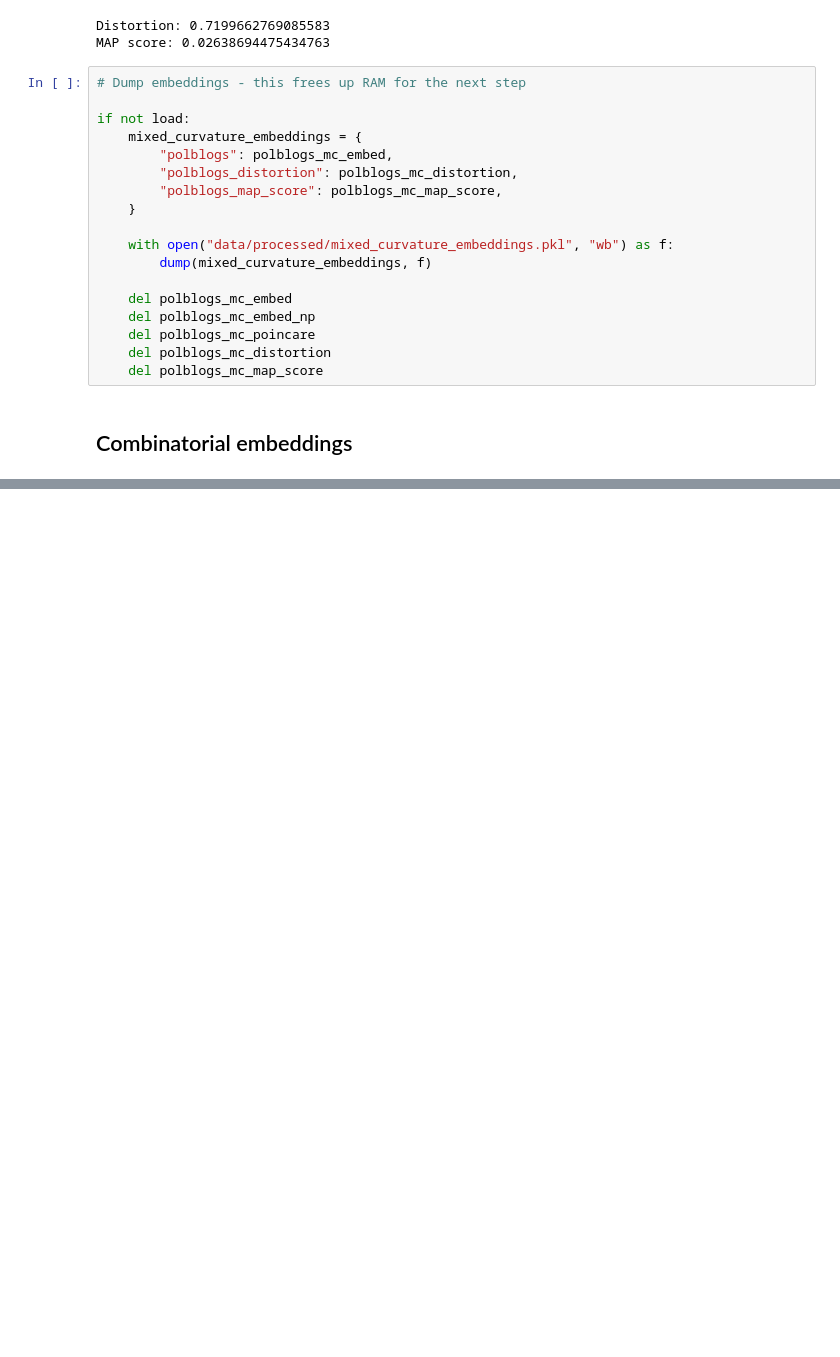
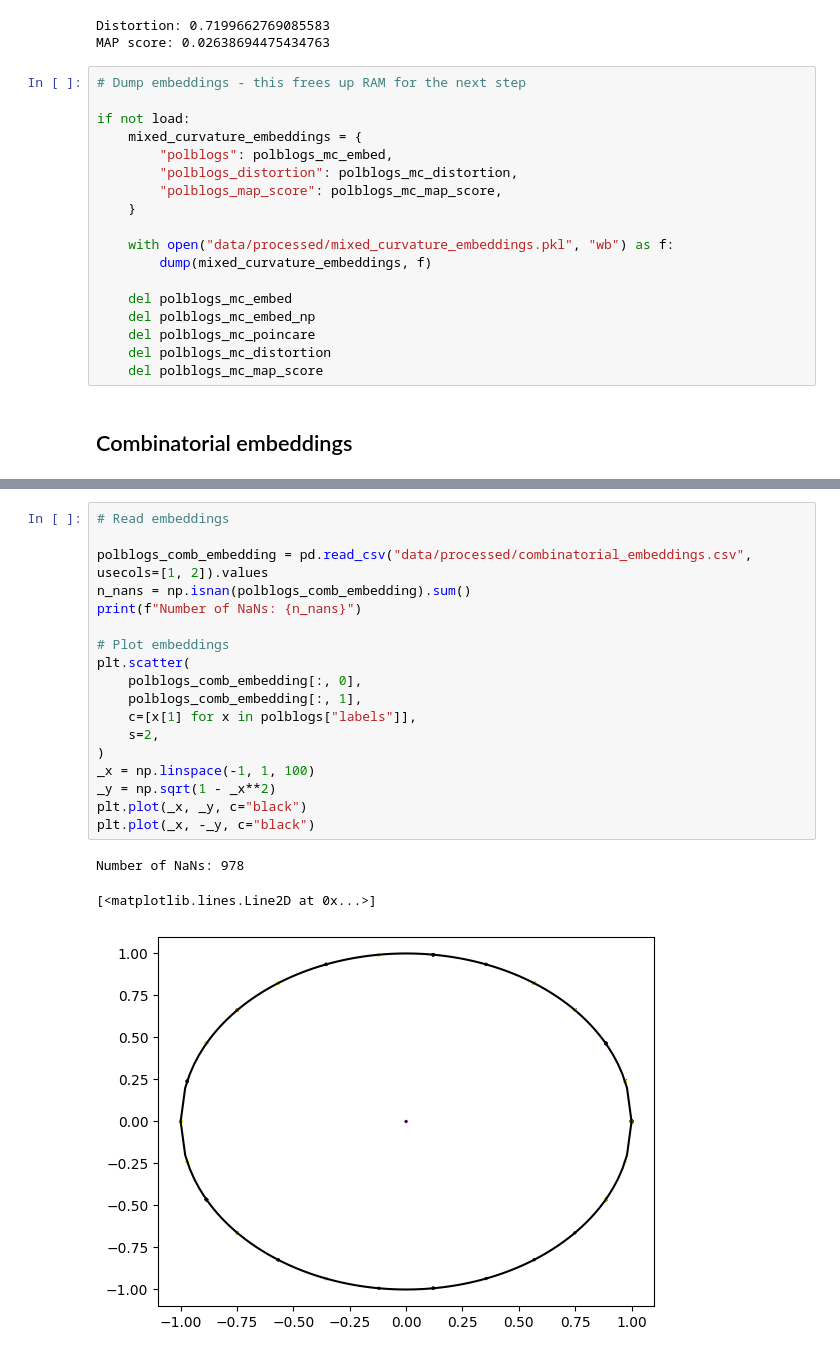
Before and after one commit to pchlenski/hyperdt, a Jupyter notebook: 17_graphs_2.ipynb, the cells around one changed output, grey strips where cells are left out. Saved outputs shown, nothing was run; the diff lists cells and outputs as text; blank space fills up the shorter version.

Commit message:
Graph dt benchmarks

```diff
--- a/17_graphs_2.ipynb
+++ b/17_graphs_2.ipynb
@@ -339,0 +408,22 @@ if not load:
+# %%
+# Read embeddings
+
+polblogs_comb_embedding = pd.read_csv("data/processed/combinatorial_embeddings.csv", usecols=[1, 2]).values
+n_nans = np.isnan(polblogs_comb_embedding).sum()
+print(f"Number of NaNs: {n_nans}")
+
+# Plot embeddings
+plt.scatter(
+    polblogs_comb_embedding[:, 0],
+    polblogs_comb_embedding[:, 1],
+    c=[x[1] for x in polblogs["labels"]],
+    s=2,
+)
+_x = np.linspace(-1, 1, 100)
+_y = np.sqrt(1 - _x**2)
+plt.plot(_x, _y, c="black")
+plt.plot(_x, -_y, c="black")
+# %% [output]
+Number of NaNs: 978
+[<matplotlib.lines.Line2D at 0x...>]
+[figure, added]
```
Also changed, not shown: parts of 8 cells of this notebook, 2 other files.
